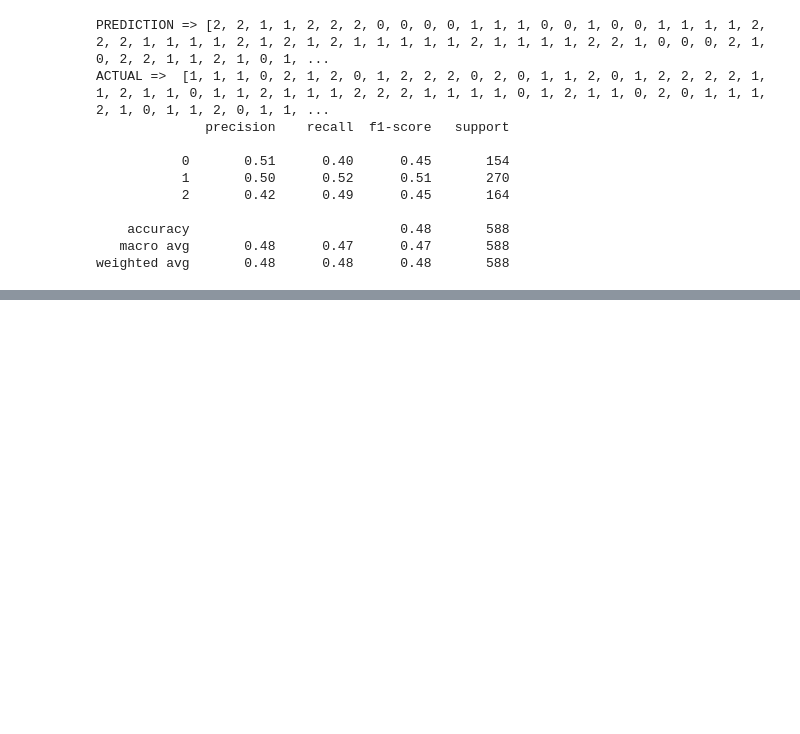
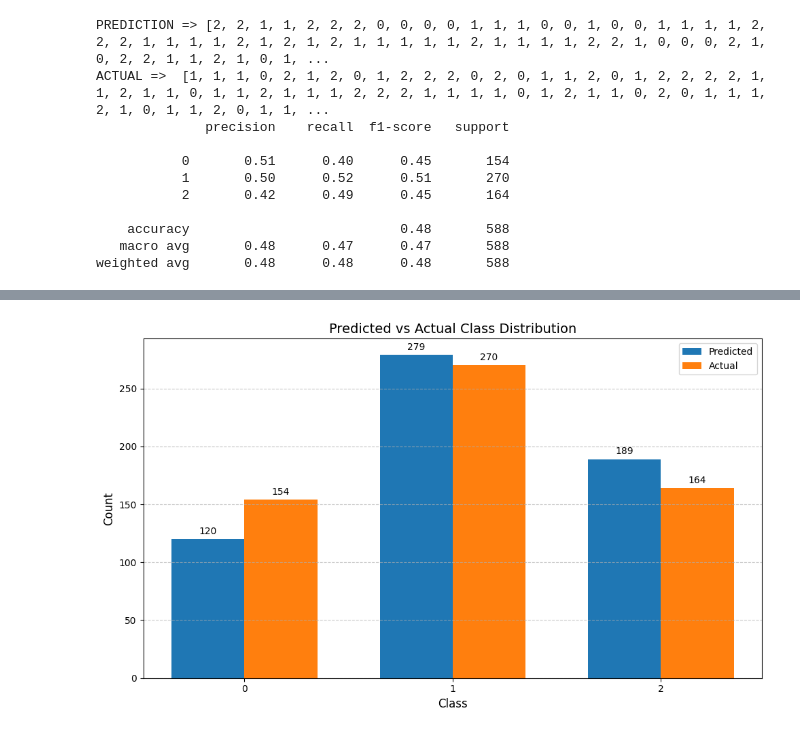
Before and after one commit to Specticall/naive-bayes-classification, a Jupyter notebook: index.ipynb, the cells around one changed output, grey strips where cells are left out. Cells and saved outputs as stored; diff of their text form; code cells hidden in the pictures; blank space fills up the shorter version.

```diff
--- a/index.ipynb
+++ b/index.ipynb
@@ -190,0 +220,32 @@ weighted avg       0.48      0.48      0.48       588
+# %%
+val_pred_freq = Counter(predictions)
+val_actual_freq = Counter(actual)
+
+fig, ax = plt.subplots(figsize=(10, 6))
+x = np.arange(3)
+width = 0.35
+pred_bars = ax.bar(x - width/2, [val_pred_freq.get(i, 0) for i in range(3)], width, label='Predicted')
+actual_bars = ax.bar(x + width/2, [val_actual_freq.get(i, 0) for i in range(3)], width, label='Actual')
+
+ax.set_xlabel('Class', fontsize=12)
+ax.set_ylabel('Count', fontsize=12)
+ax.set_title('Predicted vs Actual Class Distribution', fontsize=14)
+ax.set_xticks(x)
+ax.set_xticklabels(['0', '1', '2'])
+ax.legend()
+ax.grid(axis='y', linestyle='--', alpha=0.7)
+
+# Add count labels to bars
+for bars in [pred_bars, actual_bars]:
+    for bar in bars:
+        height = bar.get_height()
+        ax.annotate(f'{height}',
+                   xy=(bar.get_x() + bar.get_width()/2, height),
+                   xytext=(0, 3),
+                   textcoords="offset points",
+                   ha='center', va='bottom')
+
+plt.tight_layout()
+plt.show()
+# %% [output]
+[figure, added]
```
Also changed, not shown: parts of 3 cells of this notebook, 1 other file.
